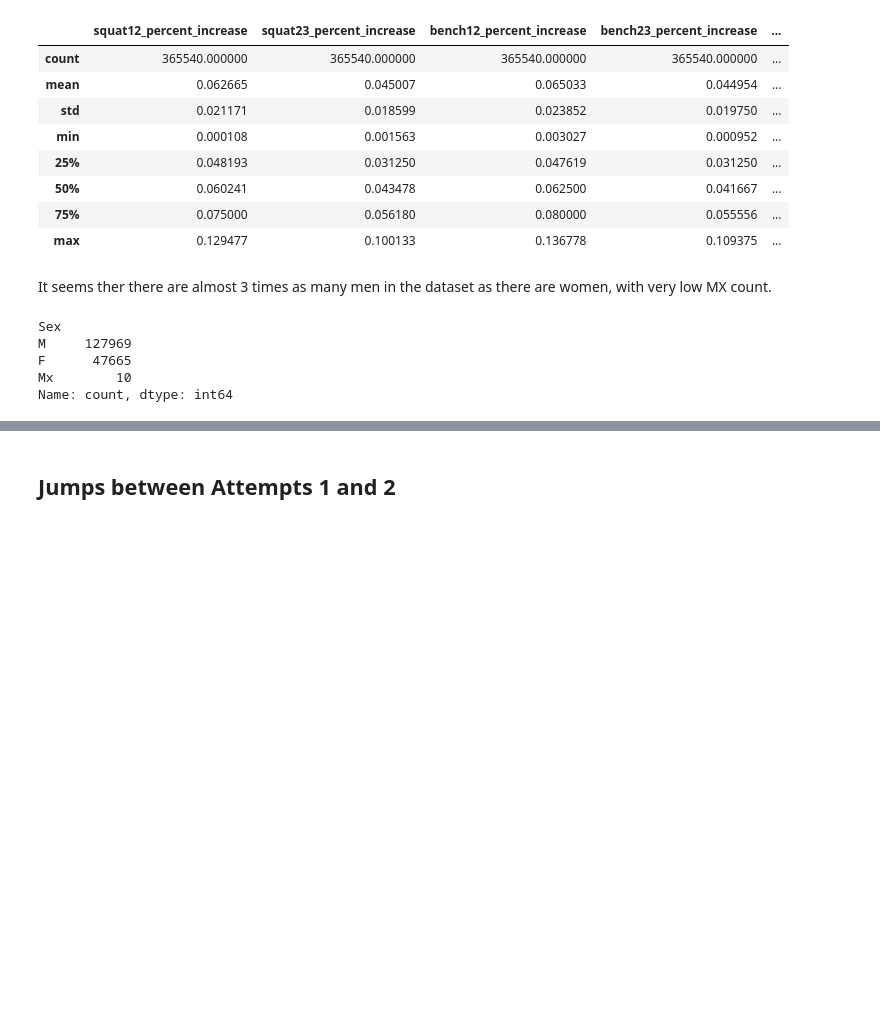
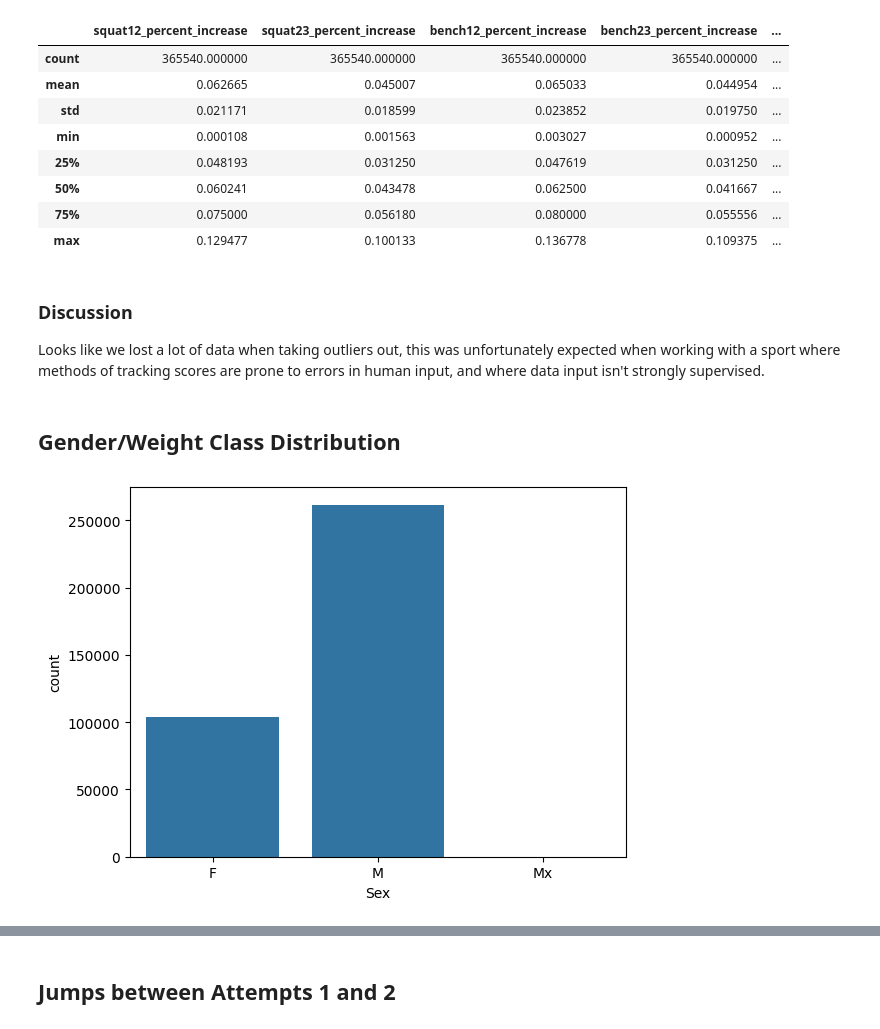
Before and after one commit to COGS108/Group035_WI24, a Jupyter notebook: EDACheckpoint_Group035_WI24.ipynb, the cells around one changed output, grey strips where cells are left out. Drawn from its saved outputs; the diff is of its cells as text; code cells hidden in the pictures; blank space fills up the shorter version.

Commit message:
fixed up visualization labels

```diff
--- a/EDACheckpoint_Group035_WI24.ipynb
+++ b/EDACheckpoint_Group035_WI24.ipynb
@@ -312,15 +306,19 @@ df[LIFT_INCREASE_COLUMNS].describe()
 | 50% | 0.060241 | 0.043478 | 0.062500 | 0.041667 | ... |
 | 75% | 0.075000 | 0.056180 | 0.080000 | 0.055556 | ... |
 | max | 0.129477 | 0.100133 | 0.136778 | 0.109375 | ... |
-# %% [markdown]
-It seems ther there are almost 3 times as many men in the dataset as there are women, with very low MX count.
+# %% [markdown]
+### Discussion
+
+Looks like we lost a lot of data when taking outliers out, this was unfortunately expected when working with a sport where methods of tracking scores are prone to errors in human input, and where data input isn't strongly supervised.
+# %% [markdown]
+## Gender/Weight Class Distribution
 # %%
 #Remove duplicate names/sex, get the number of times they've competed, and then count the sexes
 df_times_competed = df.groupby(['Name','Sex']).size().reset_index(name='times_competed')
 df_times_competed['Sex'].value_counts()
+
+sns.countplot(data=df, x='Sex')
+
+plt.show()
 # %% [output]
-Sex
-M     127969
-F      47665
-Mx        10
-Name: count, dtype: int64
+[figure, added]
```
Also changed, not shown: parts of 19 cells of this notebook, 1 other file.
